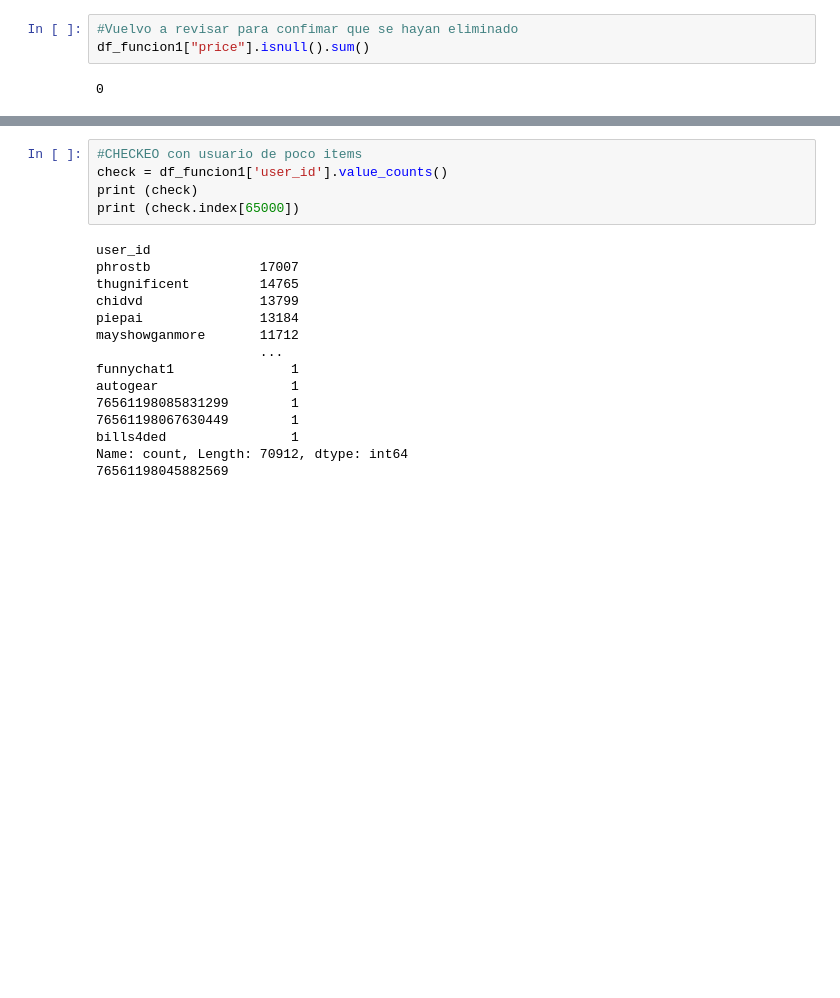
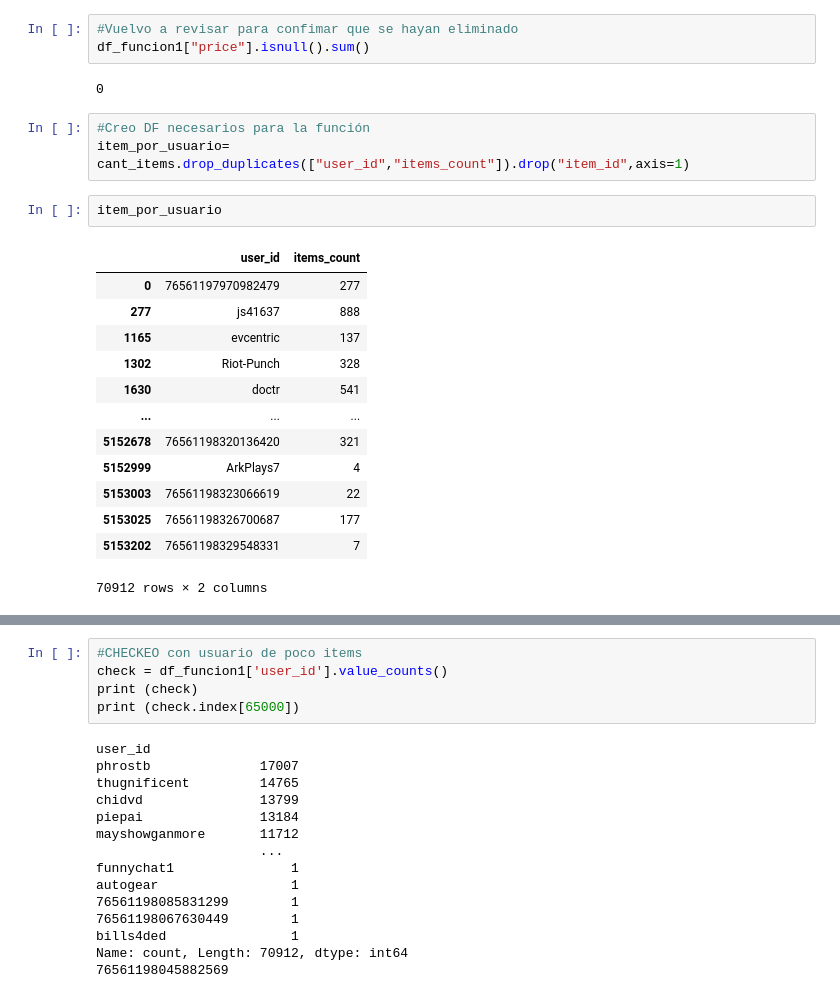
Before and after one commit to sebastianr92/MachineLearning-SteamGames, a Jupyter notebook: API.ipynb, the cells around one changed output, grey strips where cells are left out. Saved outputs shown, nothing was run; the diff lists cells and outputs as text; blank space fills up the shorter version.

```diff
--- a/API.ipynb
+++ b/API.ipynb
@@ -95,3 +95,22 @@ df_funcion1["price"] = df_funcion1["price"].apply(cambio_a_float)
 df_funcion1["price"].isnull().sum()
 # %% [output]
 0
+# %%
+#Creo DF necesarios para la función
+item_por_usuario= cant_items.drop_duplicates(["user_id","items_count"]).drop("item_id",axis=1)
+# %%
+item_por_usuario
+# %% [output]
+|  | user_id | items_count |
+| 0 | 76561197970982479 | 277 |
+| 277 | js41637 | 888 |
+| 1165 | evcentric | 137 |
+| 1302 | Riot-Punch | 328 |
+| 1630 | doctr | 541 |
+| ... | ... | ... |
+| 5152678 | 76561198320136420 | 321 |
+| 5152999 | ArkPlays7 | 4 |
+| 5153003 | 76561198323066619 | 22 |
+| 5153025 | 76561198326700687 | 177 |
+| 5153202 | 76561198329548331 | 7 |
+70912 rows × 2 columns
```
Also changed, not shown: parts of 5 cells of this notebook.
